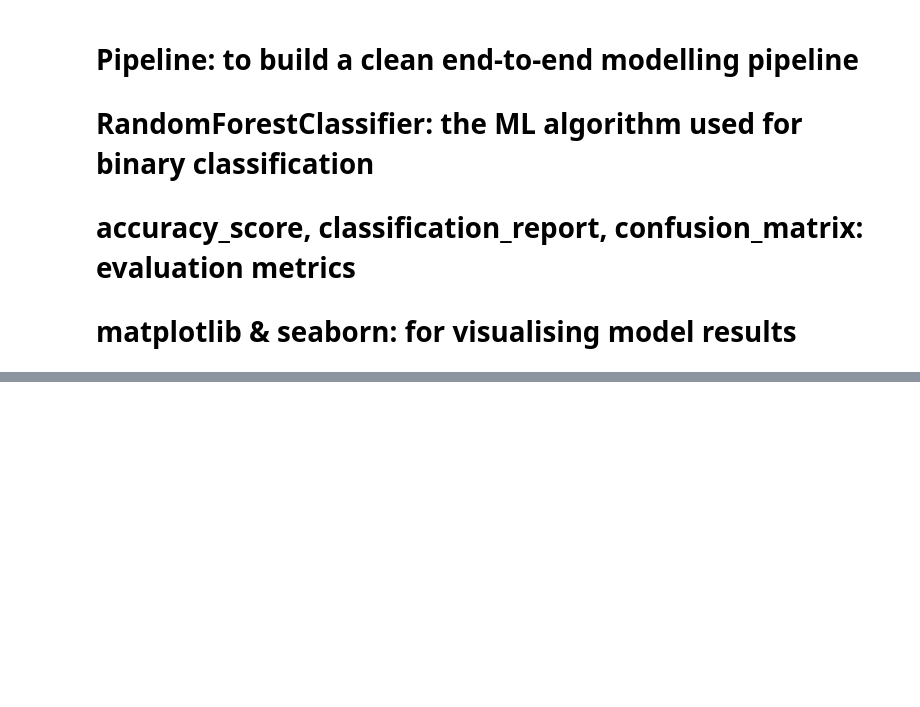
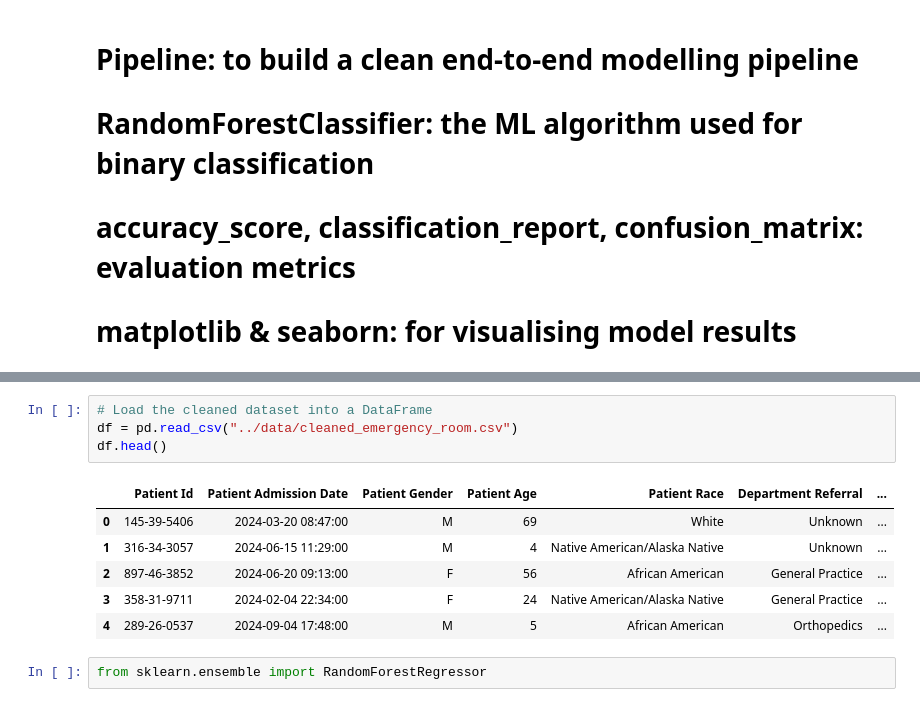
Before and after one commit to hidaia175/ER-Capstone-Project1, a Jupyter notebook: jupyter_notebooks/04_modelling_and_prediction.ipynb, the cells around one changed output, grey strips where cells are left out. Drawn from its saved outputs; the diff is of its cells as text; blank space fills up the shorter version.

```diff
--- a/jupyter_notebooks/04_modelling_and_prediction.ipynb
+++ b/jupyter_notebooks/04_modelling_and_prediction.ipynb
@@ -33,0 +46,13 @@
+# %%
+# Load the cleaned dataset into a DataFrame
+df = pd.read_csv("../data/cleaned_emergency_room.csv")
+df.head()
+# %% [output]
+|  | Patient Id | Patient Admission Date | Patient Gender | Patient Age | Patient Race | Department Referral | ... |
+| 0 | 145-39-5406 | 2024-03-20 08:47:00 | M | 69 | White | Unknown | ... |
+| 1 | 316-34-3057 | 2024-06-15 11:29:00 | M | 4 | Native American/Alaska Native | Unknown | ... |
+| 2 | 897-46-3852 | 2024-06-20 09:13:00 | F | 56 | African American | General Practice | ... |
+| 3 | 358-31-9711 | 2024-02-04 22:34:00 | F | 24 | Native American/Alaska Native | General Practice | ... |
+| 4 | 289-26-0537 | 2024-09-04 17:48:00 | M | 5 | African American | Orthopedics | ... |
+# %%
+from sklearn.ensemble import RandomForestRegressor
```
Also changed, not shown: parts of 8 cells of this notebook.
